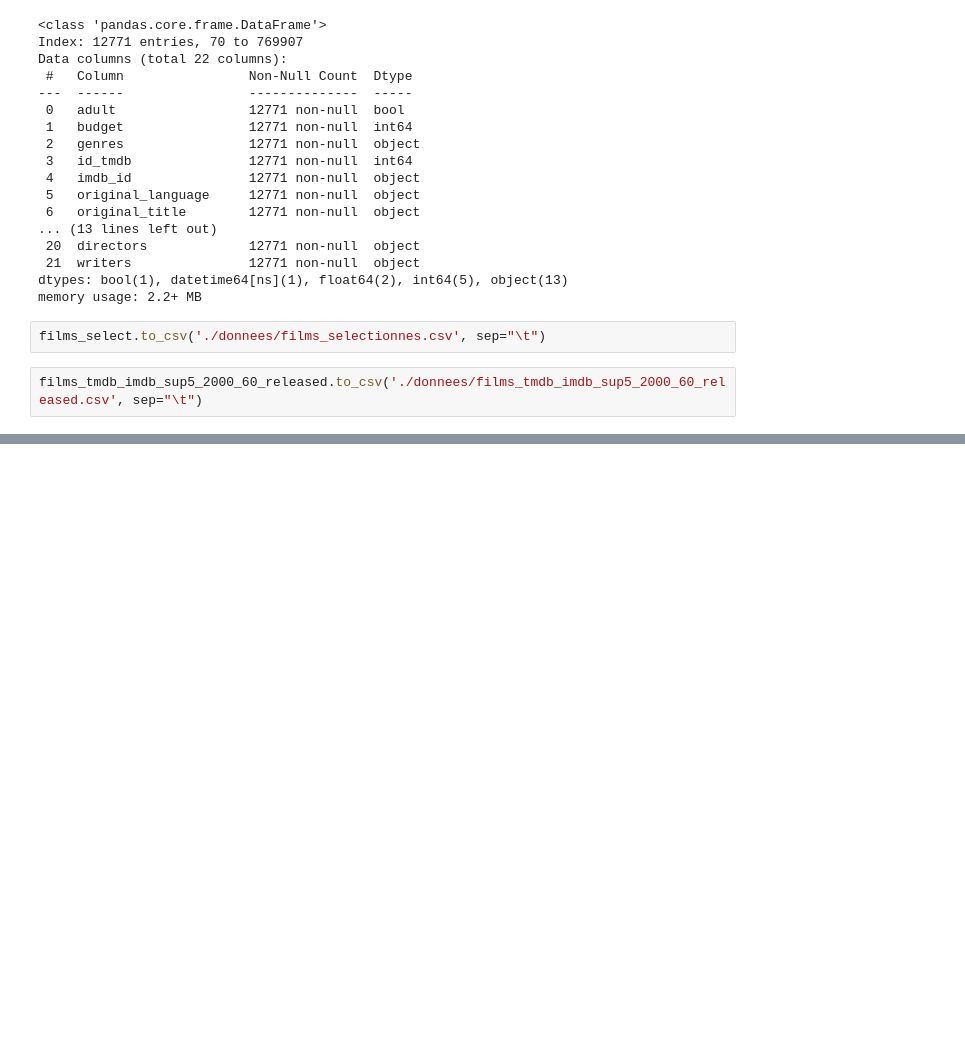
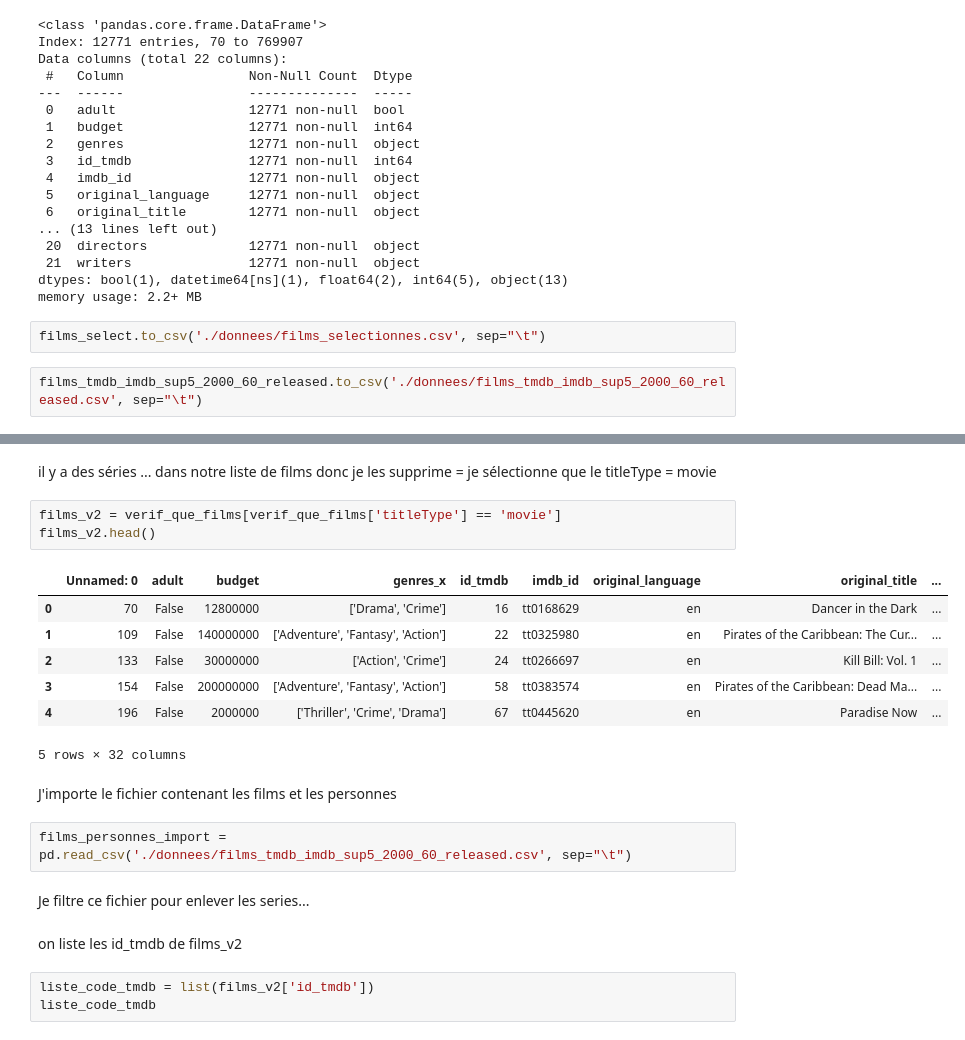
Before and after one commit to Cynthia-OK/CreuseLlywood, a Jupyter notebook: nettoyage_data.ipynb, the cells around one changed output, grey strips where cells are left out. Drawn from its saved outputs; the diff is of its cells as text; blank space fills up the shorter version.

Commit message:
filtre series....

```diff
--- a/nettoyage_data.ipynb
+++ b/nettoyage_data.ipynb
@@ -400,0 +473,24 @@ films_tmdb_imdb_sup5_2000_60_released.to_csv('./donnees/films_tmdb_imdb_sup5_200
+# %% [markdown]
+il y a des séries ... dans notre liste de films donc je les supprime = je sélectionne que le titleType = movie
+# %%
+films_v2 = verif_que_films[verif_que_films['titleType'] == 'movie']
+films_v2.head()
+# %% [output]
+|  | Unnamed: 0 | adult | budget | genres_x | id_tmdb | imdb_id | original_language | original_title | ... |
+| 0 | 70 | False | 12800000 | ['Drama', 'Crime'] | 16 | tt0168629 | en | Dancer in the Dark | ... |
+| 1 | 109 | False | 140000000 | ['Adventure', 'Fantasy', 'Action'] | 22 | tt0325980 | en | Pirates of the Caribbean: The Cur... | ... |
+| 2 | 133 | False | 30000000 | ['Action', 'Crime'] | 24 | tt0266697 | en | Kill Bill: Vol. 1 | ... |
+| 3 | 154 | False | 200000000 | ['Adventure', 'Fantasy', 'Action'] | 58 | tt0383574 | en | Pirates of the Caribbean: Dead Ma... | ... |
+| 4 | 196 | False | 2000000 | ['Thriller', 'Crime', 'Drama'] | 67 | tt0445620 | en | Paradise Now | ... |
+5 rows × 32 columns
+# %% [markdown]
+J'importe le fichier contenant les films et les personnes
+# %%
+films_personnes_import = pd.read_csv('./donnees/films_tmdb_imdb_sup5_2000_60_released.csv', sep="\t")
+# %% [markdown]
+Je filtre ce fichier pour enlever les series...
+# %% [markdown]
+on liste les id_tmdb de films_v2
+# %%
+liste_code_tmdb = list(films_v2['id_tmdb'])
+liste_code_tmdb
```
Also changed, not shown: parts of 19 cells of this notebook.
